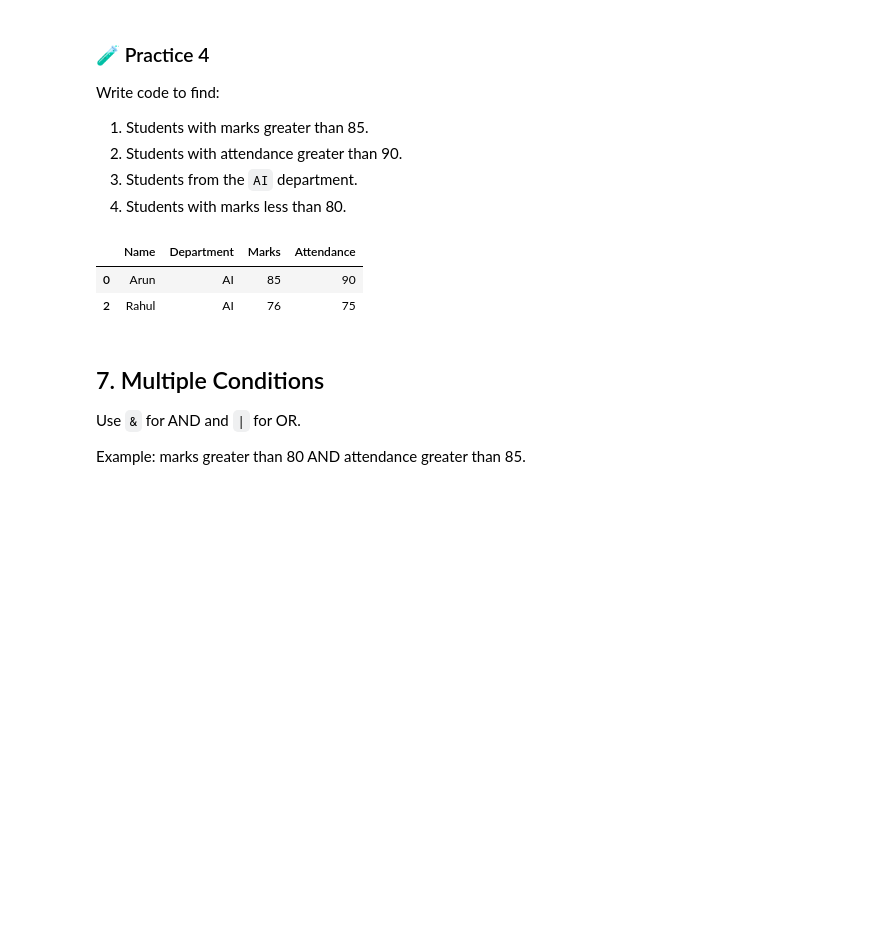
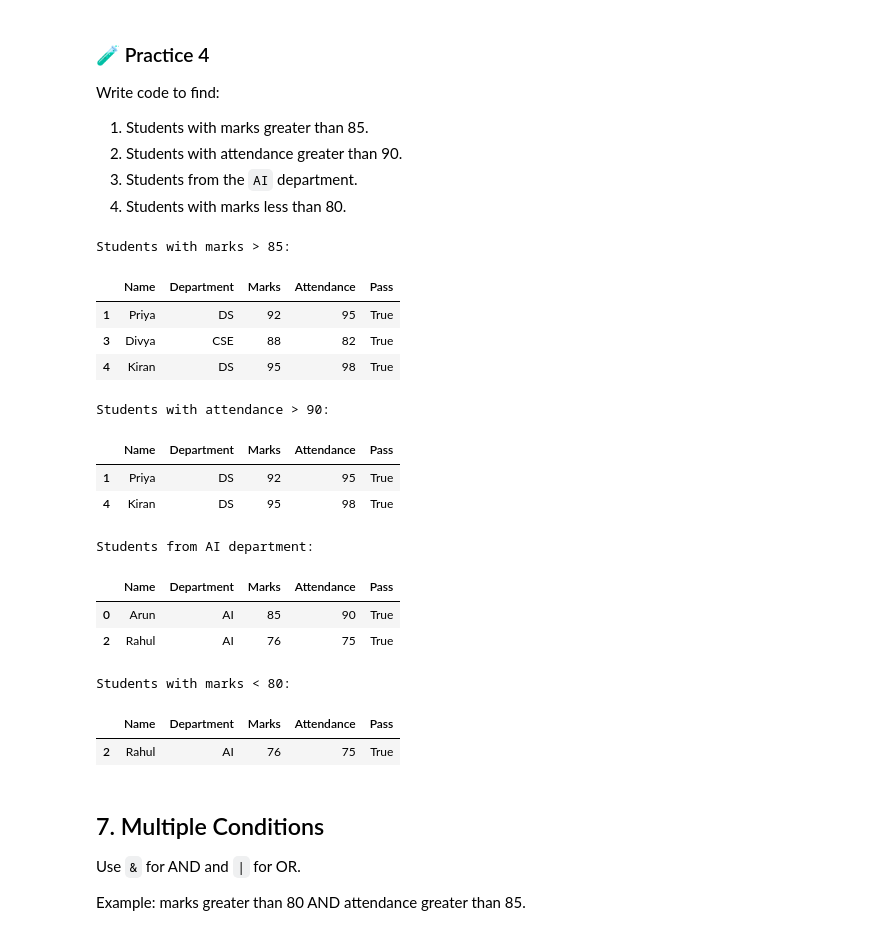
Before and after one commit to Gokul99400/Machine-learning-, a Jupyter notebook: Pandas_Code_Lab.ipynb, the cells around one changed output. Drawn from its saved outputs; the diff is of its cells as text; code cells hidden in the pictures; blank space fills up the shorter version.

```diff
--- a/Pandas_Code_Lab.ipynb
+++ b/Pandas_Code_Lab.ipynb
@@ -196,15 +229,40 @@ Write code to find:
 2. Students with attendance greater than 90.
 3. Students from the `AI` department.
 4. Students with marks less than 80.
-# %%
-# Write your code here
-df[df["Marks"] > 85]
-df[df["Attendance"] > 90]
-df[df["Department"] == "AI"]
-# %% [output]
-|  | Name | Department | Marks | Attendance |
-| 0 | Arun | AI | 85 | 90 |
-| 2 | Rahul | AI | 76 | 75 |
+# %%
+# Practice 4
+# 1. Students with marks greater than 85.
+print("Students with marks > 85:")
+display(df[df["Marks"] > 85])
+
+# 2. Students with attendance greater than 90.
+print("\nStudents with attendance > 90:")
+display(df[df["Attendance"] > 90])
+
+# 3. Students from the AI department.
+print("\nStudents from AI department:")
+display(df[df["Department"] == "AI"])
+
+# 4. Students with marks less than 80.
+print("\nStudents with marks < 80:")
+display(df[df["Marks"] < 80])
+# %% [output]
+Students with marks > 85:
+|  | Name | Department | Marks | Attendance | Pass |
+| 1 | Priya | DS | 92 | 95 | True |
+| 3 | Divya | CSE | 88 | 82 | True |
+| 4 | Kiran | DS | 95 | 98 | True |
+Students with attendance > 90:
+|  | Name | Department | Marks | Attendance | Pass |
+| 1 | Priya | DS | 92 | 95 | True |
+| 4 | Kiran | DS | 95 | 98 | True |
+Students from AI department:
+|  | Name | Department | Marks | Attendance | Pass |
+| 0 | Arun | AI | 85 | 90 | True |
+| 2 | Rahul | AI | 76 | 75 | True |
+Students with marks < 80:
+|  | Name | Department | Marks | Attendance | Pass |
+| 2 | Rahul | AI | 76 | 75 | True |
 # %% [markdown]
 ## 7. Multiple Conditions
 
```
Also changed, not shown: parts of 16 cells of this notebook.
